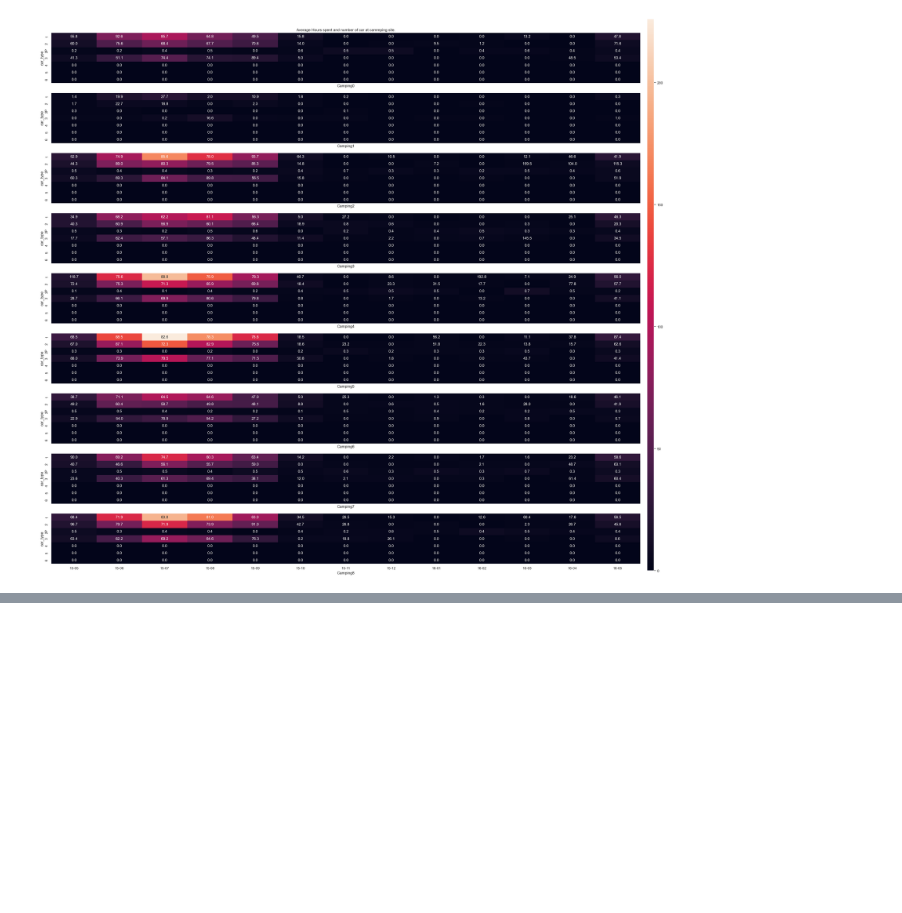
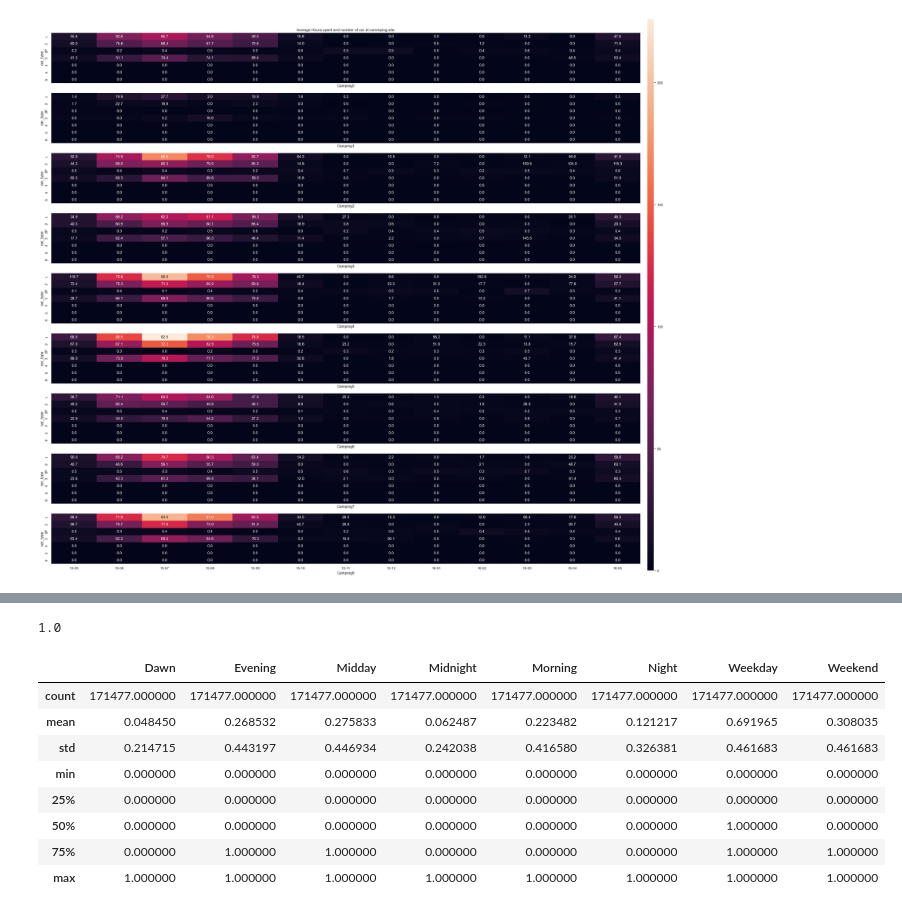
Before and after one commit to Visual-Analytics-2024/VA-Project, a Jupyter notebook: Python/Notebooks/restructuring data.ipynb, the cells around one changed output, grey strips where cells are left out. Saved outputs shown, nothing was run; the diff lists cells and outputs as text; code cells hidden in the pictures; blank space fills up the shorter version.

```diff
--- a/Python/Notebooks/restructuring data.ipynb
+++ b/Python/Notebooks/restructuring data.ipynb
@@ -137,0 +208,2 @@ plt.show()
+# %%
+x = new_df.describe()
@@ -137,0 +267,16 @@ plt.show()
+# %%
+np.sum(x.iloc[1][new_df.columns[3:-2]])
+# %% [output]
+1.0
+# %%
+x
+# %% [output]
+|  | Dawn | Evening | Midday | Midnight | Morning | Night | Weekday | Weekend |
+| count | 171477.000000 | 171477.000000 | 171477.000000 | 171477.000000 | 171477.000000 | 171477.000000 | 171477.000000 | 171477.000000 |
+| mean | 0.048450 | 0.268532 | 0.275833 | 0.062487 | 0.223482 | 0.121217 | 0.691965 | 0.308035 |
+| std | 0.214715 | 0.443197 | 0.446934 | 0.242038 | 0.416580 | 0.326381 | 0.461683 | 0.461683 |
+| min | 0.000000 | 0.000000 | 0.000000 | 0.000000 | 0.000000 | 0.000000 | 0.000000 | 0.000000 |
+| 25% | 0.000000 | 0.000000 | 0.000000 | 0.000000 | 0.000000 | 0.000000 | 0.000000 | 0.000000 |
+| 50% | 0.000000 | 0.000000 | 0.000000 | 0.000000 | 0.000000 | 0.000000 | 1.000000 | 0.000000 |
+| 75% | 0.000000 | 1.000000 | 1.000000 | 0.000000 | 0.000000 | 0.000000 | 1.000000 | 1.000000 |
+| max | 1.000000 | 1.000000 | 1.000000 | 1.000000 | 1.000000 | 1.000000 | 1.000000 | 1.000000 |
```
Also changed, not shown: parts of 18 cells of this notebook, 3 other files.
